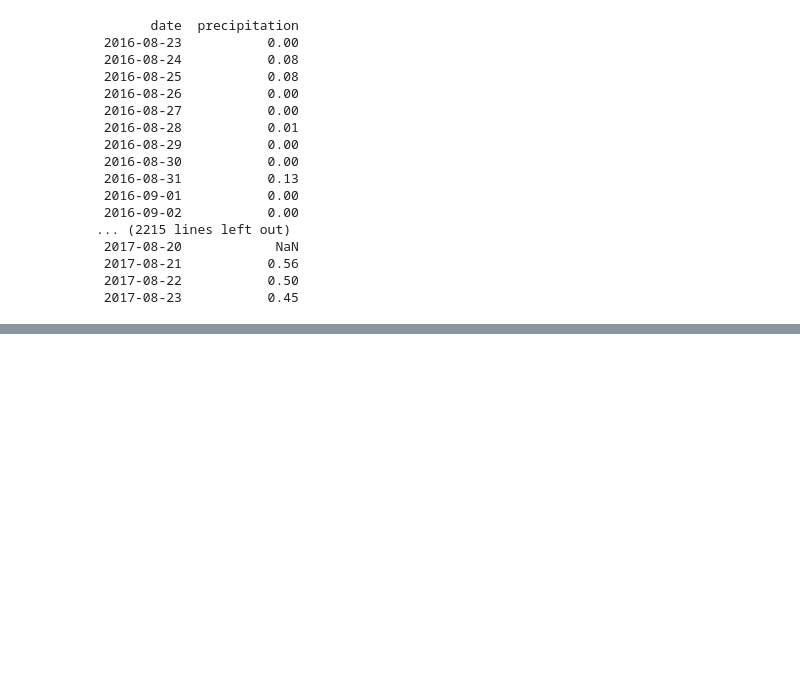
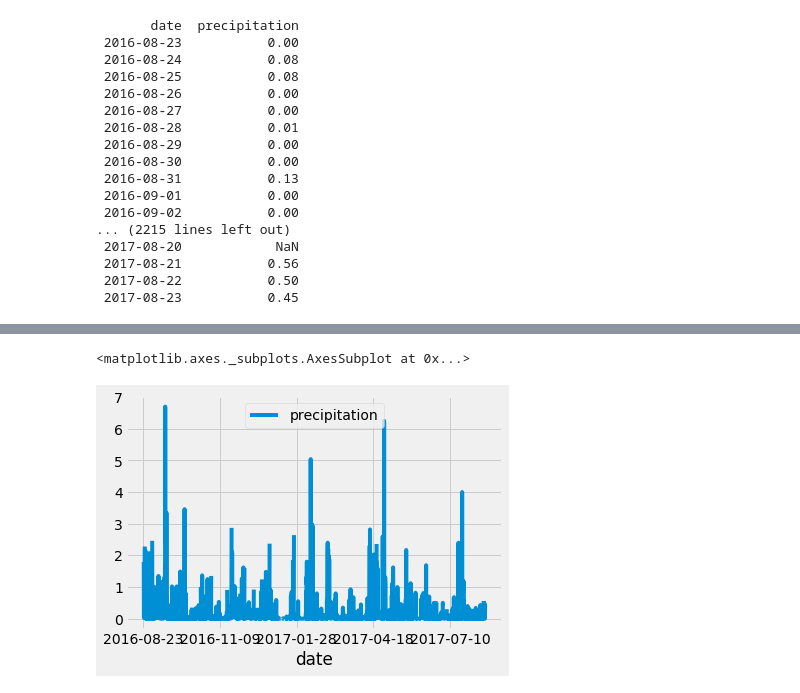
Before and after one commit to mhvarner/surfs_up, a Jupyter notebook: climate_analysis.ipynb, the cells around one changed output, grey strips where cells are left out. Saved outputs shown, nothing was run; the diff lists cells and outputs as text; code cells hidden in the pictures; blank space fills up the shorter version.

```diff
--- a/climate_analysis.ipynb
+++ b/climate_analysis.ipynb
@@ -86,0 +105,6 @@ print(df.to_string(index=))
+# %%
+# Plot the data
+df.plot()
+# %% [output]
+<matplotlib.axes._subplots.AxesSubplot at 0x...>
+[figure, added]
```
Also changed, not shown: parts of 8 cells of this notebook.
